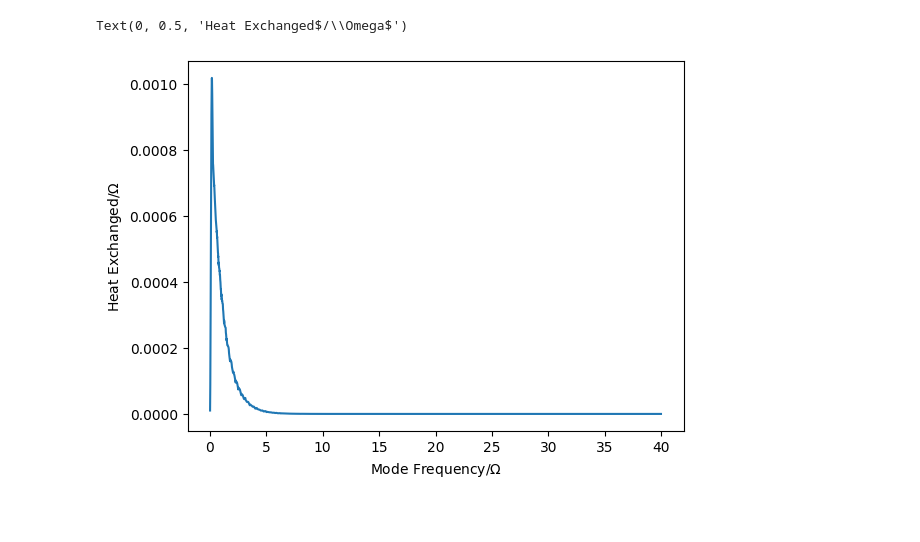
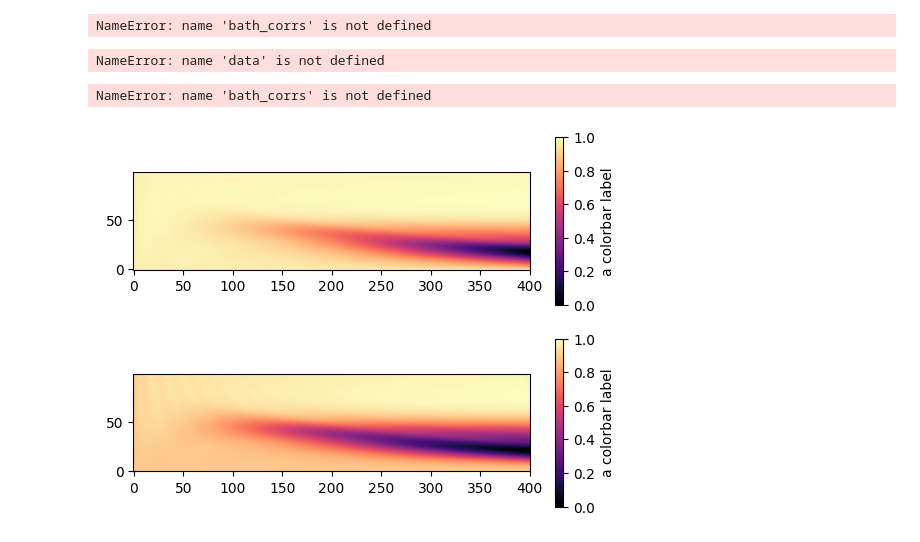
Before and after one commit to ebutler414/OQuPy, a Jupyter notebook: env_heats.ipynb, the cells around one changed output. Cells and saved outputs as stored; diff of their text form; code cells hidden in the pictures; blank space fills up the shorter version.

Commit message:
optimisation for lower coupling

```diff
--- a/env_heats.ipynb
+++ b/env_heats.ipynb
@@ -137,7 +148,8 @@ Elapsed time: 210.1s
 # %%
 heat_list_osc_f = []
 heat_list_osc=[]
-freq_list = np.arange(0.1, 5000, 0.1)
+processtensor.length=num_steps
+freq_list = np.arange(0.1, 1, 0.1)
 for w in freq_list:
     tlist, occ = bath_corr.occupation(w, 0.1,True)
     heat_list_osc_f.append((w * occ)/0.1)
@@ -157,7 +166,7 @@ heat_list = []
 heat_list_f =[]
 freq_list = np.arange(0.01, 100, 0.01)
 for w in freq_list:
-    tlist, occ = bath_corr.occupation(w, 0.01, True)
+    tlist, occ = bath_corrs.occupation(w, 0.01, True)
     sel = tlist > (tlist[-1] - 2 * np.pi/w)
     sel2 = tlist > (tlist - 2 * np.pi/w)
     energy = occ * w
@@ -168,5 +177,51 @@ plt.plot(freq_list, heat_list)
 plt.xlabel(r"Mode Frequency$/\Omega$")
 plt.ylabel(r"Heat Exchanged$/\Omega$")
 # %% [output]
-Text(0, 0.5, 'Heat Exchanged$/\\Omega$')
+NameError: name 'bath_corrs' is not defined
-[figure, removed]
+# %%
+import numpy as np
+import matplotlib.pyplot as plt
+freq_list = np.arange(0.1, 5000, 0.1)
+
+plt.plot(freq_list, data)
+plt.xlabel(r"Mode Frequency$/\Omega$")
+plt.ylabel(r"Bath displacements$/\Omega$")
+print(np.shape(heat_list_osc_f))
+# %% [output]
+NameError: name 'data' is not defined
+# %%
+tlist,occ=bath_corrs.occupation(1,0.1,change_only=True)
+plt.plot(tlist,occ)
+# %% [output]
+NameError: name 'bath_corrs' is not defined
+# %%
+dw=0.01
+freq_list = np.arange(dw, 1, dw)
+occ_freq_t=np.zeros((len(tlist),len(freq_list)))
+heat_freq_t=np.zeros((len(tlist),len(freq_list)))
+
+processtensor.length=num_steps
+
+for i,w in enumerate(freq_list):
+    tlist,occ=bath_corr.occupation(w,dw,change_only=True)
+    for j,t in enumerate(tlist):
+        occ_freq_t[j][i]=occ[j]
+        heat_freq_t[j][i]=w*occ[j]
+# %%
+import matplotlib as mpl
+fig,axs=plt.subplots(2)
+
+
+axs[0].imshow(occ_freq_t.T,cmap='magma',origin='lower')
+axs[1].imshow(heat_freq_t.T,cmap='magma',origin='lower')
+cmap = mpl.cm.cool
+norm = mpl.colors.Normalize(vmin=5, vmax=5)
+
+fig.colorbar(mpl.cm.ScalarMappable( cmap='magma'),
+             ax=axs[0], orientation='vertical', label='a colorbar label')
+
+fig.colorbar(mpl.cm.ScalarMappable(cmap='magma'),
+             ax=axs[1], orientation='vertical', label='a colorbar label')
+plt.show()
+# %% [output]
+[figure, added]
```
Also changed, not shown: parts of 9 cells of this notebook, 14 other files.
